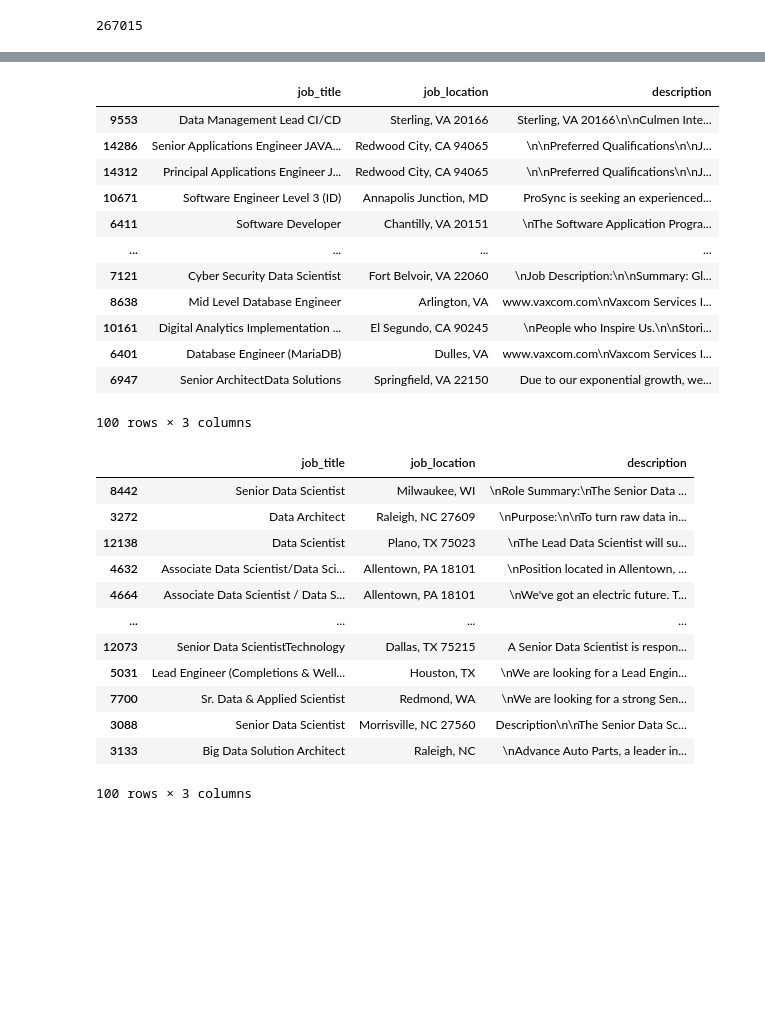
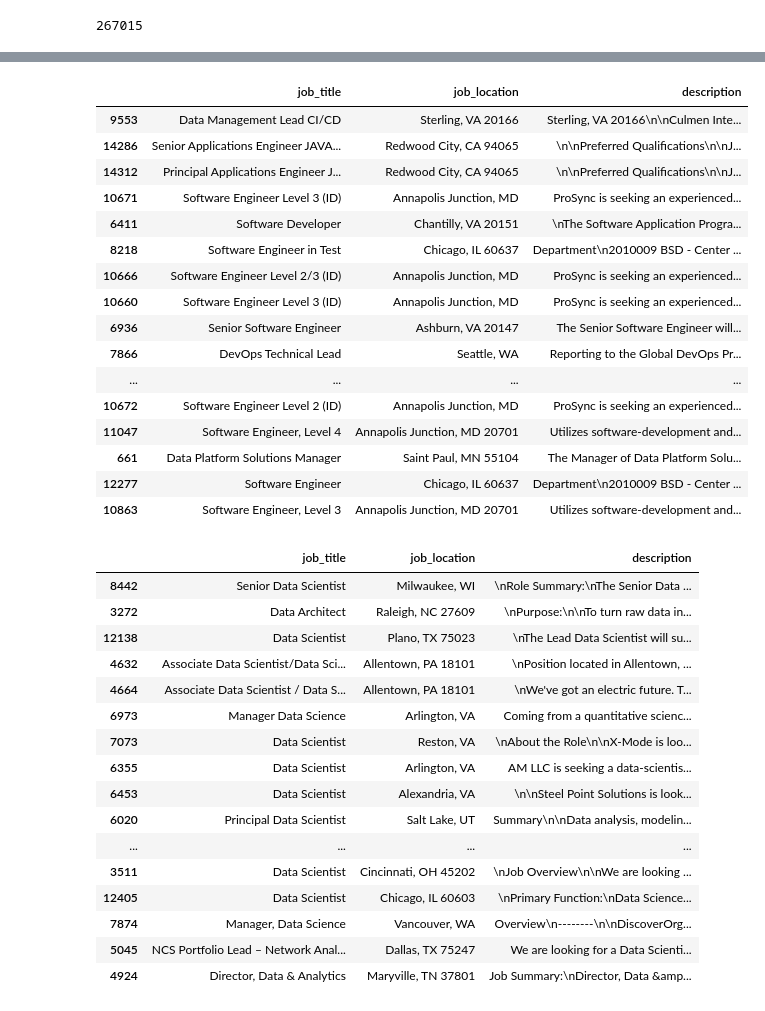
Before and after one commit to ivboh/NLP-Indeed-Jobs-Recommender, a Jupyter notebook: src/nlp_indeed_EDA.ipynb, the cells around one changed output, grey strips where cells are left out. Cells and saved outputs as stored; diff of their text form; code cells hidden in the pictures; blank space fills up the shorter version.

```diff
--- a/src/nlp_indeed_EDA.ipynb
+++ b/src/nlp_indeed_EDA.ipynb
@@ -311,30 +291,16 @@ description_lemma
  'project',
  'team',
  ...]
-# %%
-
-df_descr = df['description']
-n_doc = df.shape[0]
-
-
-rep = {" ".join(t) : "-".join(t) for t, c in ngrams_3[0:500] }
-
-# # use these three lines to do the replacement
-rep = dict((re.escape(k), v) for k, v in rep.items())
-# #Python 3 renamed dict.iteritems to dict.items so use rep.items() for latest versions
-pattern = re.compile("|".join(rep.keys()))
-# text = pattern.sub(lambda m: rep[re.escape(m.group(0))], text)
-df_rep = df_descr.apply(lambda row: pattern.sub(lambda m: rep[re.escape(m.group(0))], str(row).lower()))
-
-
-rep = {" ".join(t) : "-".join(t) for t, c in ngrams_2[0:1500] }
-# # use these three lines to do the replacement
-rep = dict((re.escape(k), v) for k, v in rep.items())
-# #Python 3 renamed dict.iteritems to dict.items so use rep.items() for latest versions
-pattern = re.compile("|".join(rep.keys()))
-# text = pattern.sub(lambda m: rep[re.escape(m.group(0))], text)
-
-df_rep2 = df_rep.apply(lambda row: pattern.sub(lambda m: rep[re.escape(m.group(0))], str(row).lower()))
+# %%
+def get_n_gram_hyphenated(input_str, ngram_list):
+    rep = {" ".join(t) : "-".join(t) for t, c in ngram_list }
+    rep = dict((re.escape(k), v) for k, v in rep.items())
+    pattern = re.compile("|".join(rep.keys()))
+    return pattern.sub(lambda m: rep[re.escape(m.group(0))], str(input_str).lower())
+# %%
+df_descr = df['description']
+df_rep = df_descr.apply(lambda row: get_n_gram_hyphenated(row, ngrams_3[0:500]))
+df_rep2 = df_rep.apply(lambda row: get_n_gram_hyphenated(row, ngrams_2[0:1500]))
 # %%
 df_rep[100]
 # %% [output]
@@ -396,7 +383,7 @@ SKILLS
     Machine learning
 '''
 # %%
-test_resume2 = '''Ivy Haddington
+test_resume_software_enginner = '''Ivy Haddington
 
 Austin, TX • (123) 456-7891
 ihaddington@email.com
@@ -463,21 +607,25 @@ def n_matching_jobs(resume_str, vectorizer, docs_tfidf, n):
 # %%
-n_matching_jobs(test_resume2, vectorizer, docs_tfidf, 100)
+n_matching_jobs(test_resume_software_enginner, vectorizer, docs_tfidf, 20)
 # %% [output]
 |  | job_title | job_location | description |
 | 9553 | Data Management Lead CI/CD | Sterling, VA 20166 | Sterling, VA 20166\n\nCulmen Inte... |
 | 14286 | Senior Applications Engineer JAVA... | Redwood City, CA 94065 | \n\nPreferred Qualifications\n\nJ... |
 | 14312 | Principal Applications Engineer J... | Redwood City, CA 94065 | \n\nPreferred Qualifications\n\nJ... |
 | 10671 | Software Engineer Level 3 (ID) | Annapolis Junction, MD | ProSync is seeking an experienced... |
 | 6411 | Software Developer | Chantilly, VA 20151 | \nThe Software Application Progra... |
+| 8218 | Software Engineer in Test | Chicago, IL 60637 | Department\n2010009 BSD - Center ... |
+| 10666 | Software Engineer Level 2/3 (ID) | Annapolis Junction, MD | ProSync is seeking an experienced... |
+| 10660 | Software Engineer Level 3 (ID) | Annapolis Junction, MD | ProSync is seeking an experienced... |
+| 6936 | Senior Software Engineer | Ashburn, VA 20147 | The Senior Software Engineer will... |
+| 7866 | DevOps Technical Lead | Seattle, WA | Reporting to the Global DevOps Pr... |
 | ... | ... | ... | ... |
-| 7121 | Cyber Security Data Scientist | Fort Belvoir, VA 22060 | \nJob Description:\n\nSummary: Gl... |
-| 8638 | Mid Level Database Engineer | Arlington, VA | www.vaxcom.com\nVaxcom Services I... |
-| 10161 | Digital Analytics Implementation ... | El Segundo, CA 90245 | \nPeople who Inspire Us.\n\nStori... |
-| 6401 | Database Engineer (MariaDB) | Dulles, VA | www.vaxcom.com\nVaxcom Services I... |
-| 6947 | Senior ArchitectData Solutions | Springfield, VA 22150 | Due to our exponential growth, we... |
+| 10672 | Software Engineer Level 2 (ID) | Annapolis Junction, MD | ProSync is seeking an experienced... |
+| 11047 | Software Engineer, Level 4 | Annapolis Junction, MD 20701 | Utilizes software-development and... |
+| 661 | Data Platform Solutions Manager | Saint Paul, MN 55104 | The Manager of Data Platform Solu... |
+| 12277 | Software Engineer | Chicago, IL 60637 | Department\n2010009 BSD - Center ... |
+| 10863 | Software Engineer, Level 3 | Annapolis Junction, MD 20701 | Utilizes software-development and... |
-100 rows × 3 columns
 # %%
-n_matching_jobs(test_resume, vectorizer, docs_tfidf, 100)
+n_matching_jobs(test_resume_data_scientist, vectorizer, docs_tfidf, 20)
 # %% [output]
 |  | job_title | job_location | description |
 | 8442 | Senior Data Scientist | Milwaukee, WI | \nRole Summary:\nThe Senior Data ... |
@@ -485,10 +633,14 @@ n_matching_jobs(test_resume, vectorizer, docs_tfidf, 100)
 | 12138 | Data Scientist | Plano, TX 75023 | \nThe Lead Data Scientist will su... |
 | 4632 | Associate Data Scientist/Data Sci... | Allentown, PA 18101 | \nPosition located in Allentown, ... |
 | 4664 | Associate Data Scientist / Data S... | Allentown, PA 18101 | \nWe've got an electric future. T... |
+| 6973 | Manager Data Science | Arlington, VA | Coming from a quantitative scienc... |
+| 7073 | Data Scientist | Reston, VA | \nAbout the Role\n\nX-Mode is loo... |
+| 6355 | Data Scientist | Arlington, VA | AM LLC is seeking a data-scientis... |
+| 6453 | Data Scientist | Alexandria, VA | \n\nSteel Point Solutions is look... |
+| 6020 | Principal Data Scientist | Salt Lake, UT | Summary\n\nData analysis, modelin... |
 | ... | ... | ... | ... |
-| 12073 | Senior Data ScientistTechnology | Dallas, TX 75215 | A Senior Data Scientist is respon... |
-| 5031 | Lead Engineer (Completions & Well... | Houston, TX | \nWe are looking for a Lead Engin... |
-| 7700 | Sr. Data & Applied Scientist | Redmond, WA | \nWe are looking for a strong Sen... |
-| 3088 | Senior Data Scientist | Morrisville, NC 27560 | Description\n\nThe Senior Data Sc... |
-| 3133 | Big Data Solution Architect | Raleigh, NC | \nAdvance Auto Parts, a leader in... |
+| 3511 | Data Scientist | Cincinnati, OH 45202 | \nJob Overview\n\nWe are looking ... |
+| 12405 | Data Scientist | Chicago, IL 60603 | \nPrimary Function:\nData Science... |
+| 7874 | Manager, Data Science | Vancouver, WA | Overview\n--------\n\nDiscoverOrg... |
+| 5045 | NCS Portfolio Lead – Network Anal... | Dallas, TX 75247 | We are looking for a Data Scienti... |
+| 4924 | Director, Data & Analytics | Maryville, TN 37801 | Job Summary:\nDirector, Data &amp... |
-100 rows × 3 columns
```
Also changed, not shown: parts of 24 cells of this notebook.
